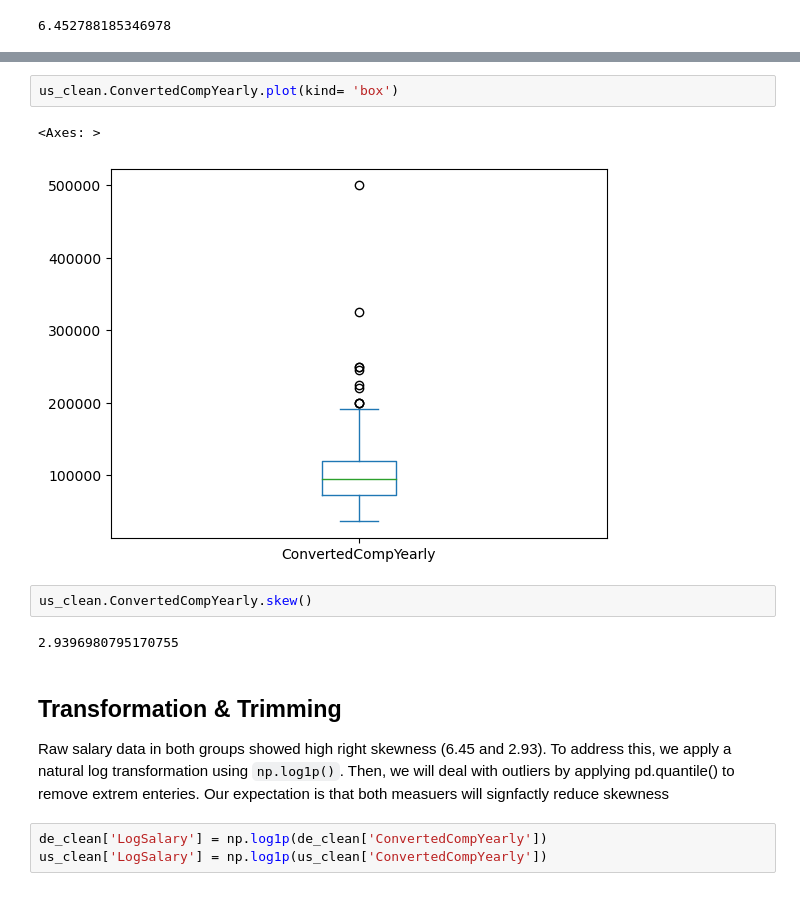
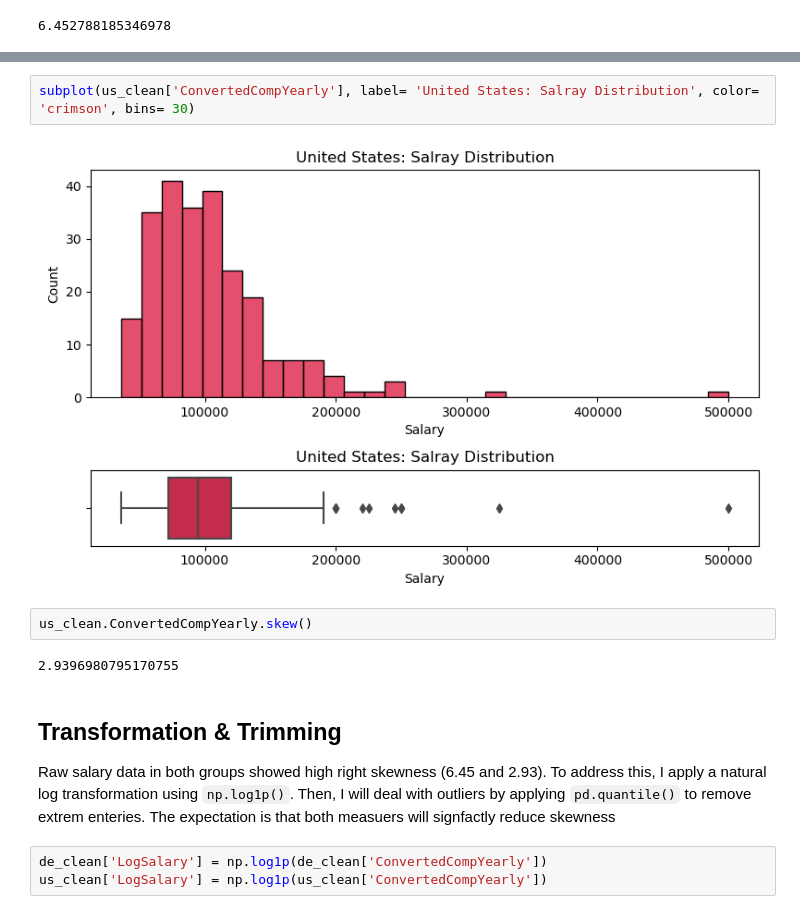
Before and after one commit to KhalilHammod/dev-salary-gap-us-germany, a Jupyter notebook: notebook/salary_analysis_us_germany.ipynb, the cells around one changed output, grey strips where cells are left out. Drawn from its saved outputs; the diff is of its cells as text.

```diff
--- a/notebook/salary_analysis_us_germany.ipynb
+++ b/notebook/salary_analysis_us_germany.ipynb
@@ -130,8 +114,7 @@ sns.histplot(us_clean.ConvertedCompYearly, bins= 50)
-# %%
-us_clean.ConvertedCompYearly.plot(kind= 'box')
-# %% [output]
-<Axes: >
-[figure, removed]
+# %%
+subplot(us_clean['ConvertedCompYearly'], label= 'United States: Salray Distribution', color= 'crimson', bins= 30)
+# %% [output]
+[figure, added]
 # %%
 us_clean.ConvertedCompYearly.skew()
 # %% [output]
@@ -139,7 +122,7 @@ us_clean.ConvertedCompYearly.skew()
 # %% [markdown]
 ## Transformation & Trimming
 
-Raw salary data in both groups showed high right skewness (6.45 and 2.93). To address this, we apply a natural log transformation using `np.log1p()`. Then, we will deal with outliers by applying pd.quantile() to remove extrem enteries. Our expectation is that both measuers will signfactly reduce skewness
+Raw salary data in both groups showed high right skewness (6.45 and 2.93). To address this, I apply a natural log transformation using `np.log1p()`. Then, I will deal with outliers by applying `pd.quantile()` to remove extrem enteries. The expectation is that both measuers will signfactly reduce skewness
 # %%
 de_clean['LogSalary'] = np.log1p(de_clean['ConvertedCompYearly'])
 us_clean['LogSalary'] = np.log1p(us_clean['ConvertedCompYearly'])
```
Also changed, not shown: parts of 30 cells of this notebook.
